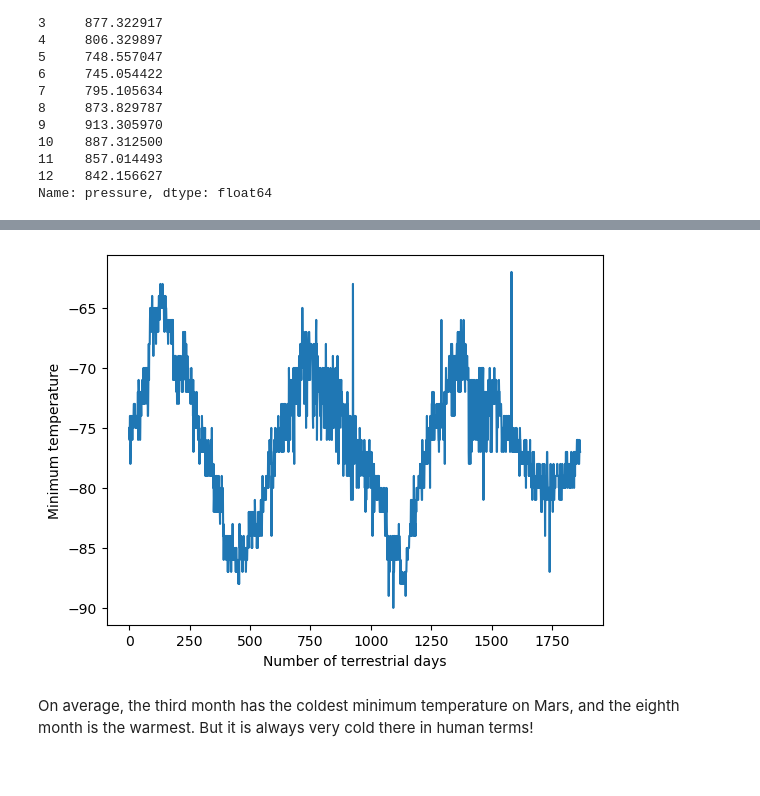
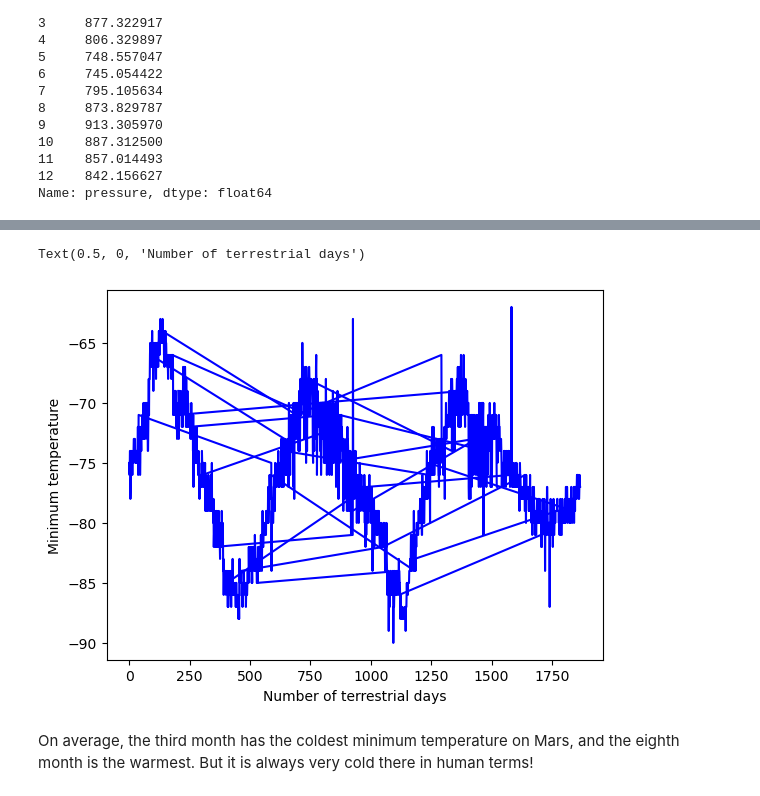
Before and after one commit to CTDC1/Mars-Challenge, a Jupyter notebook: part_2_mars_weather.ipynb, the cells around one changed output, grey strips where cells are left out. Drawn from its saved outputs; the diff is of its cells as text; code cells hidden in the pictures.

```diff
--- a/part_2_mars_weather.ipynb
+++ b/part_2_mars_weather.ipynb
@@ -255,7 +256,14 @@ AttributeError: 'Series' object has no attribute 'descending'
 # %%
 # 5. How many terrestrial (earth) days are there in a Martian year?
+days = mars_data_df.groupby('month')['min_temp']
+
+days.plot(kind = 'line', x='month', y='min_temp', color='blue')
+
+plt.ylabel('Minimum temperature')
+plt.xlabel('Number of terrestrial days')
 # %% [output]
+Text(0.5, 0, 'Number of terrestrial days')
-[figure, old version]
+[figure, new version]
 # %% [markdown]
 On average, the third month has the coldest minimum temperature on Mars, and the eighth month is the warmest. But it is always very cold there in human terms!
 # %% [markdown]
```
Also changed, not shown: parts of 6 cells of this notebook, 1 other file.
